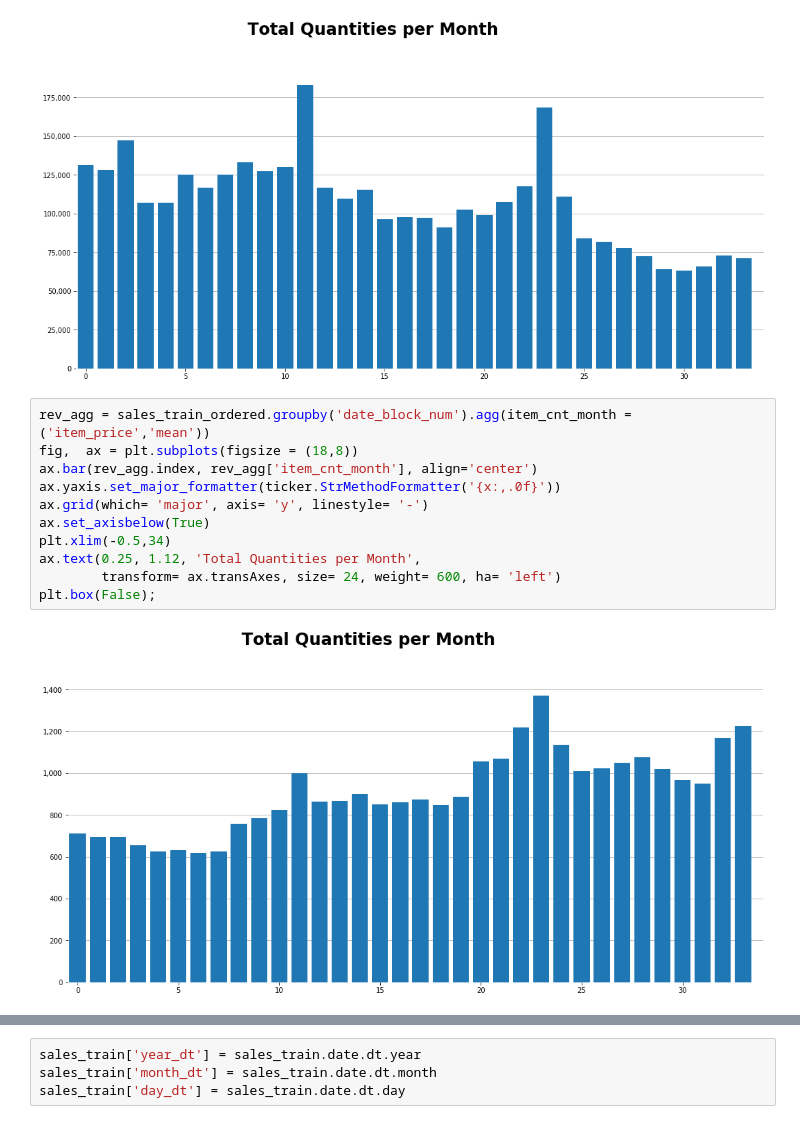
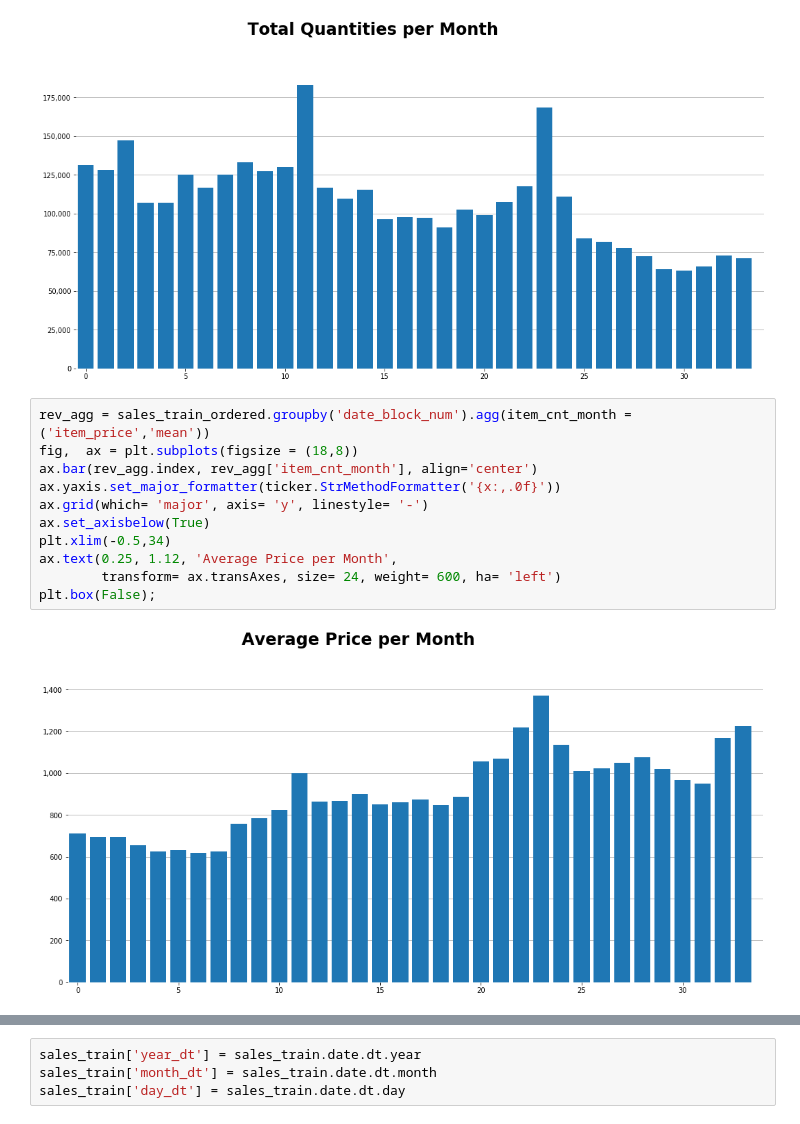
Before and after one commit to johnhillescobar/how_to_win_a_kaggle_competition, a Jupyter notebook: final_project/2.0 EDA.ipynb, the cells around one changed output, grey strips where cells are left out. Saved outputs shown, nothing was run; the diff lists cells and outputs as text.

```diff
--- a/final_project/2.0 EDA.ipynb
+++ b/final_project/2.0 EDA.ipynb
@@ -279,13 +274,13 @@ plt.box(False);
 # %%
 rev_agg = sales_train_ordered.groupby('date_block_num').agg(item_cnt_month = ('item_price','mean'))
 fig,  ax = plt.subplots(figsize = (18,8))
 ax.bar(rev_agg.index, rev_agg['item_cnt_month'], align='center')
 ax.yaxis.set_major_formatter(ticker.StrMethodFormatter('{x:,.0f}'))
 ax.grid(which= 'major', axis= 'y', linestyle= '-')
 ax.set_axisbelow(True)
 plt.xlim(-0.5,34)
-ax.text(0.25, 1.12, 'Total Quantities per Month',
+ax.text(0.25, 1.12, 'Average Price per Month',
         transform= ax.transAxes, size= 24, weight= 600, ha= 'left')
 plt.box(False);
 # %% [output]
-[figure, old version]
+[figure, new version]
```
Also changed, not shown: parts of 16 cells of this notebook, 4 other files.
